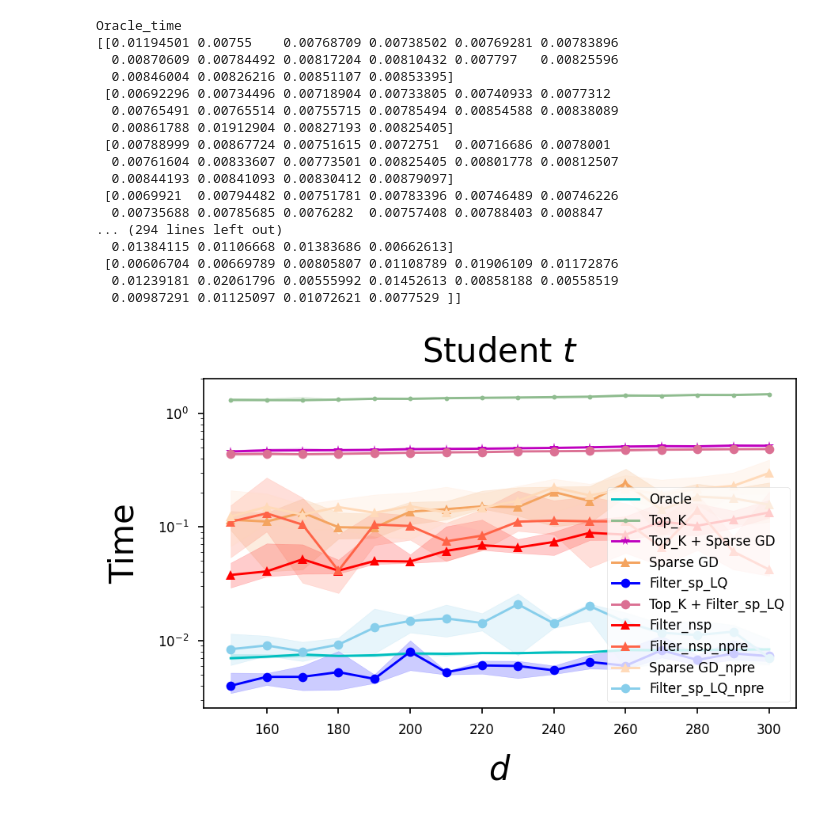
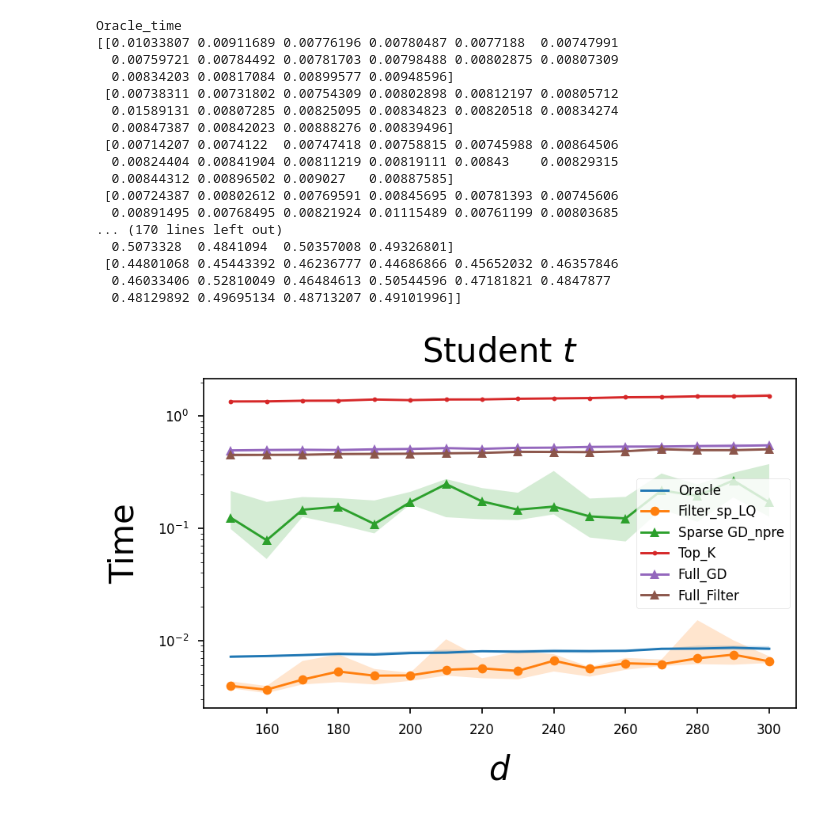
Before and after one commit to ying-hui-he/Robust_mean_estimation, a Jupyter notebook: time.ipynb, the cells around one changed output. Saved outputs shown, nothing was run; the diff lists cells and outputs as text; code cells hidden in the pictures.

```diff
--- a/time.ipynb
+++ b/time.ipynb
@@ -13,7 +13,7 @@ mpld3.enable_notebook()
 fsize = 20
 fpad = 10
 figsize = (8,4)
-fontname = 'fantasy'
+fontname = 'Arial'
 # %%
 "time vs dimension -- T -- dense biased -- set data"
 
@@ -24,7 +24,7 @@ trials = 10
 m, k, eps, param = 600, 4, 0.1, 3.1
 xs = list(np.arange(150, 310, 10))
 
-keys = [rl.Oracle, rl.Top_K, rl.Topk_GD, rl.GDAlgs, rl.RME_sp, rl.Top_K_Filtered, rl.RME, rl.RME_npre, rl.GDAlgs_npre, rl.RME_sp_npre]
+keys = [rl.Oracle, rl.RME_sp, rl.GDAlgs_npre, rl.Top_K, rl.Full, rl.Full_Filter]
 
 model = rl.TModel()
 noise_model = rl.DenseNoise(-2)
@@ -249,45 +215,45 @@ runtime: 557.6061151249996
 # %%
 "time vs dimension -- T -- dense biased -- plot"
 
 il.reload(rl)
 
 trials = 10
 
 m, k, eps, param = 600, 4, 0.1, 3.1
 xs = list(np.arange(150, 310, 10))
 
-keys = [rl.Oracle, rl.Top_K, rl.Topk_GD, rl.GDAlgs, rl.RME_sp, rl.Top_K_Filtered, rl.RME, rl.RME_npre, rl.GDAlgs_npre, rl.RME_sp_npre]
+keys = [rl.Oracle, rl.RME_sp, rl.GDAlgs_npre, rl.Top_K, rl.Full, rl.Full_Filter]
 
 model = rl.TModel()
 noise_model = rl.DenseNoise(-2)
 model_params = rl.Params(m = m, k = k, eps = eps, param = param)
 
 outputfilename = 'figs/time-vs-dimension-T-1.pdf'
 inputfilename = 'data/loss-time-vs-dimension-T.pkl'
 title = 'Student $t$'
 xlabel = '$d$'
 ylabel = 'Time'
 
 plot_d_time = rl.plot_data(model = model, noise_model = noise_model, params = model_params, loss = rl.err, keys = keys)
 
 plot_d_time.plotxy_fromfile_time(yscale = 'log', outputfilename = outputfilename, filename = inputfilename, title = title, xlabel = xlabel, ylabel = ylabel, figsize = figsize, fsize = fsize, fpad = fpad, xs = xs, fontname = fontname)
 # %% [output]
 Oracle_time
-[[0.01194501 0.00755    0.00768709 0.00738502 0.00769281 0.00783896
-  0.00870609 0.00784492 0.00817204 0.00810432 0.007797   0.00825596
-  0.00846004 0.00826216 0.00851107 0.00853395]
- [0.00692296 0.00734496 0.00718904 0.00733805 0.00740933 0.0077312
-  0.00765491 0.00765514 0.00755715 0.00785494 0.00854588 0.00838089
-  0.00861788 0.01912904 0.00827193 0.00825405]
- [0.00788999 0.00867724 0.00751615 0.0072751  0.00716686 0.0078001
-  0.00761604 0.00833607 0.00773501 0.00825405 0.00801778 0.00812507
-  0.00844193 0.00841093 0.00830412 0.00879097]
- [0.0069921  0.00794482 0.00751781 0.00783396 0.00746489 0.00746226
-  0.00735688 0.00785685 0.0076282  0.00757408 0.00788403 0.008847
-... (294 lines left out)
-  0.01384115 0.01106668 0.01383686 0.00662613]
- [0.00606704 0.00669789 0.00805807 0.01108789 0.01906109 0.01172876
-  0.01239181 0.02061796 0.00555992 0.01452613 0.00858188 0.00558519
-  0.00987291 0.01125097 0.01072621 0.0077529 ]]
+[[0.01033807 0.00911689 0.00776196 0.00780487 0.0077188  0.00747991
+  0.00759721 0.00784492 0.00781703 0.00798488 0.00802875 0.00807309
+  0.00834203 0.00817084 0.00899577 0.00948596]
+ [0.00738311 0.00731802 0.00754309 0.00802898 0.00812197 0.00805712
+  0.01589131 0.00807285 0.00825095 0.00834823 0.00820518 0.00834274
+  0.00847387 0.00842023 0.00888276 0.00839496]
+ [0.00714207 0.0074122  0.00747418 0.00758815 0.00745988 0.00864506
+  0.00824404 0.00841904 0.00811219 0.00819111 0.00843    0.00829315
+  0.00844312 0.00896502 0.009027   0.00887585]
+ [0.00724387 0.00802612 0.00769591 0.00845695 0.00781393 0.00745606
+  0.00891495 0.00768495 0.00821924 0.01115489 0.00761199 0.00803685
+... (170 lines left out)
+  0.5073328  0.4841094  0.50357008 0.49326801]
+ [0.44801068 0.45443392 0.46236777 0.44686866 0.45652032 0.46357846
+  0.46033406 0.52810049 0.46484613 0.50544596 0.47181821 0.4847877
+  0.48129892 0.49695134 0.48713207 0.49101996]]
-[figure, old version]
+[figure, new version]
 [interactive output not drawn]
```
Also changed, not shown: parts of 3 cells of this notebook, 55 other files.
